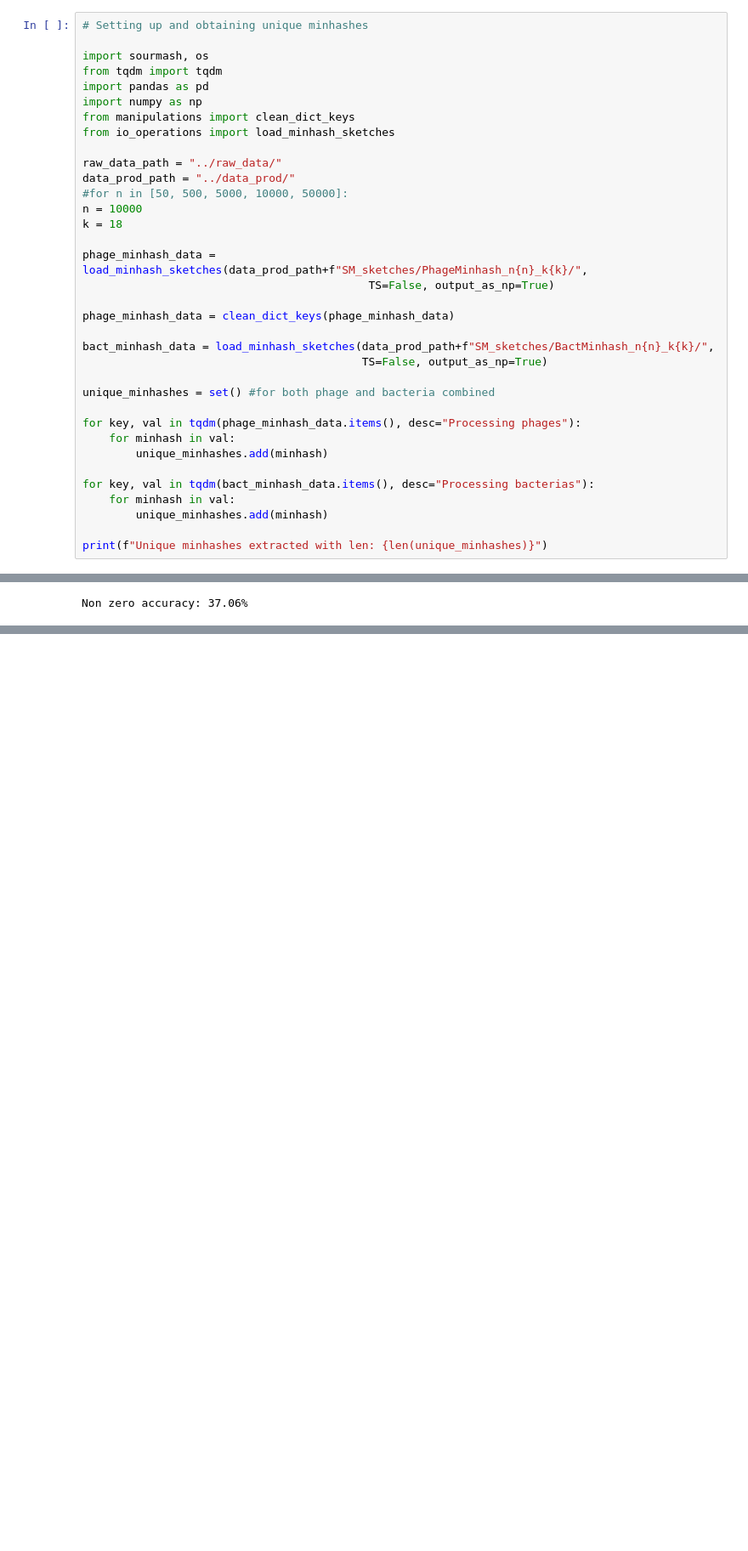
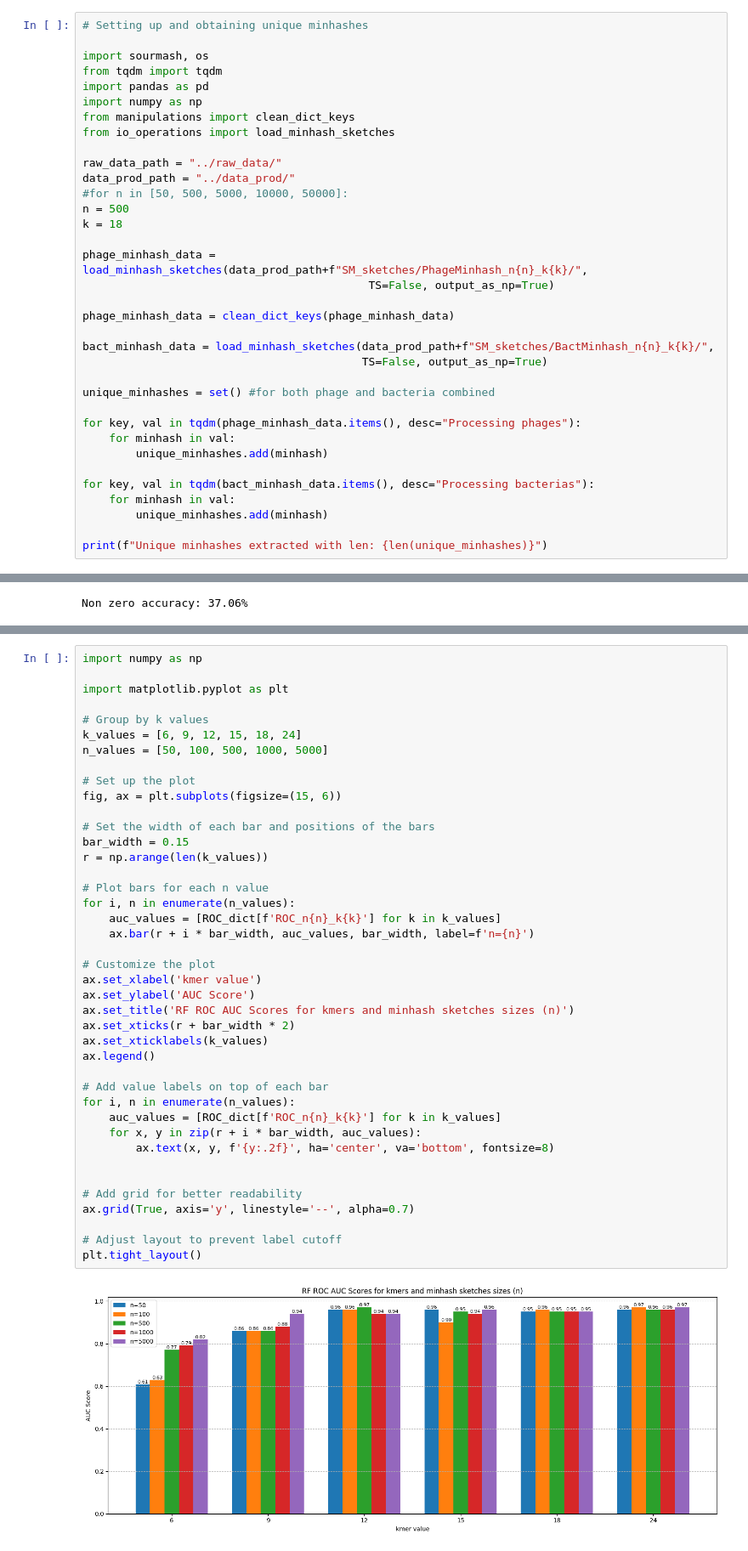
Before and after one commit to azzy72/PredictPhagePPI, a Jupyter notebook: notebooks/random_forest.ipynb, the cells around one changed output, grey strips where cells are left out. Shown: that part at 85% size. Cells and saved outputs as stored; diff of their text form; blank space fills up the shorter version.

```diff
--- a/notebooks/random_forest.ipynb
+++ b/notebooks/random_forest.ipynb
@@ -19,7 +19,7 @@ from io_operations import load_minhash_sketches
 raw_data_path = "../raw_data/"
 data_prod_path = "../data_prod/"
 #for n in [50, 500, 5000, 10000, 50000]:
-n = 10000
+n = 500
 k = 18
 
 phage_minhash_data = load_minhash_sketches(data_prod_path+f"SM_sketches/PhageMinhash_n{n}_k{k}/",
@@ -402,0 +710,43 @@ Non zero accuracy: 37.06%
+# %%
+import numpy as np
+
+import matplotlib.pyplot as plt
+
+# Group by k values
+k_values = [6, 9, 12, 15, 18, 24]
+n_values = [50, 100, 500, 1000, 5000]
+
+# Set up the plot
+fig, ax = plt.subplots(figsize=(15, 6))
+
+# Set the width of each bar and positions of the bars
+bar_width = 0.15
+r = np.arange(len(k_values))
+
+# Plot bars for each n value
+for i, n in enumerate(n_values):
+    auc_values = [ROC_dict[f'ROC_n{n}_k{k}'] for k in k_values]
+    ax.bar(r + i * bar_width, auc_values, bar_width, label=f'n={n}')
+
+# Customize the plot
+ax.set_xlabel('kmer value')
+ax.set_ylabel('AUC Score')
+ax.set_title('RF ROC AUC Scores for kmers and minhash sketches sizes (n)')
+ax.set_xticks(r + bar_width * 2)
+ax.set_xticklabels(k_values)
+ax.legend()
+
+# Add value labels on top of each bar
+for i, n in enumerate(n_values):
+    auc_values = [ROC_dict[f'ROC_n{n}_k{k}'] for k in k_values]
+    for x, y in zip(r + i * bar_width, auc_values):
+        ax.text(x, y, f'{y:.2f}', ha='center', va='bottom', fontsize=8)
+
+
+# Add grid for better readability
+ax.grid(True, axis='y', linestyle='--', alpha=0.7)
+
+# Adjust layout to prevent label cutoff
+plt.tight_layout()
+# %% [output]
+[figure, added]
```
Also changed, not shown: parts of 14 cells of this notebook, 5 other files.
